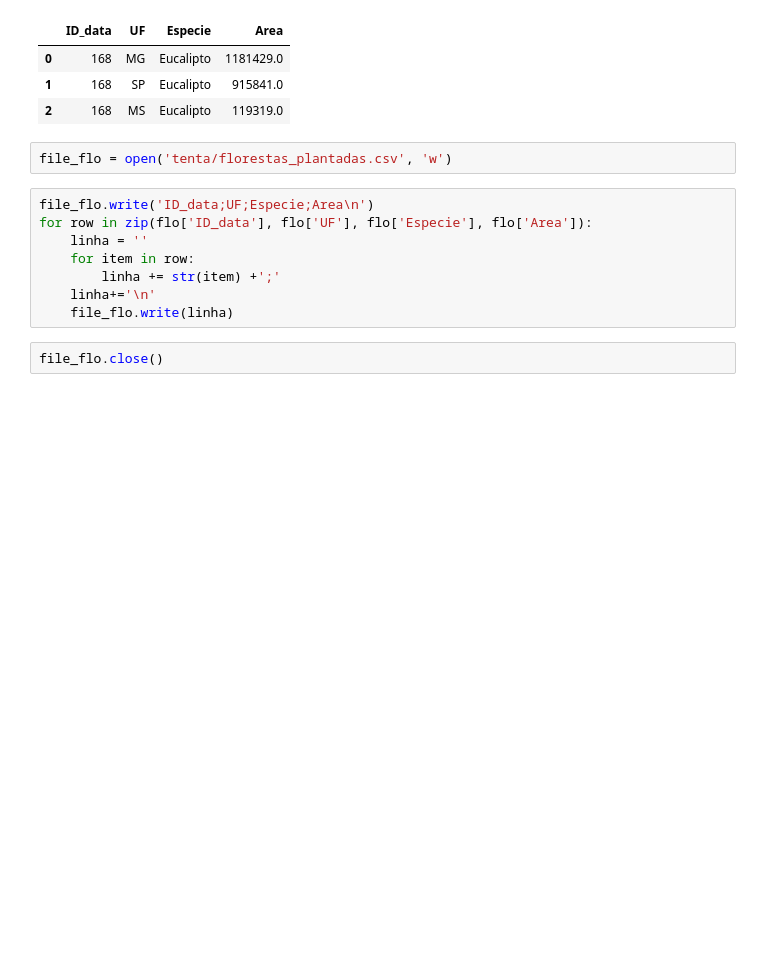
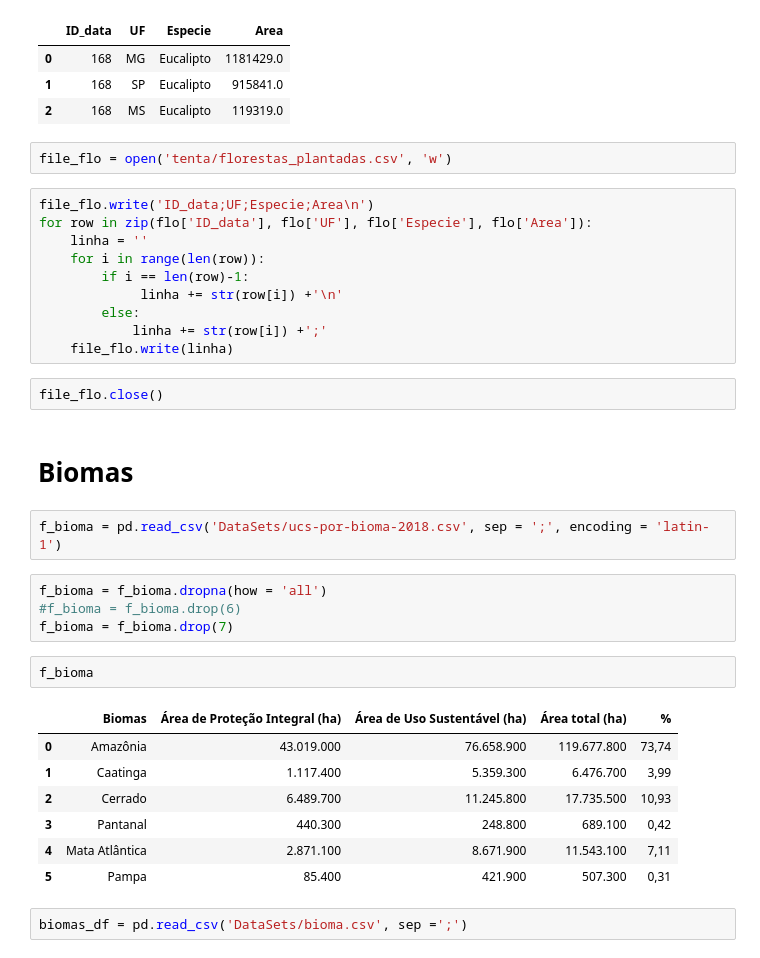
Before and after one commit to TiagoTozo/TP2-IBD, a Jupyter notebook: modifica_CSVs.ipynb, the cells around one changed output. Drawn from its saved outputs; the diff is of its cells as text; blank space fills up the shorter version.

```diff
--- a/modifica_CSVs.ipynb
+++ b/modifica_CSVs.ipynb
@@ -310,9 +312,31 @@ file_flo = open('tenta/florestas_plantadas.csv', 'w')
 file_flo.write('ID_data;UF;Especie;Area\n')
 for row in zip(flo['ID_data'], flo['UF'], flo['Especie'], flo['Area']):
     linha = ''
-    for item in row:
-        linha += str(item) +';'
-    linha+='\n'
+    for i in range(len(row)):
+        if i == len(row)-1:
+             linha += str(row[i]) +'\n'
+        else:
+            linha += str(row[i]) +';'
     file_flo.write(linha)
 # %%
 file_flo.close()
+# %% [markdown]
+# Biomas
+# %%
+f_bioma = pd.read_csv('DataSets/ucs-por-bioma-2018.csv', sep = ';', encoding = 'latin-1')
+# %%
+f_bioma = f_bioma.dropna(how = 'all')
+#f_bioma = f_bioma.drop(6)
+f_bioma = f_bioma.drop(7)
+# %%
+f_bioma
+# %% [output]
+|  | Biomas | Área de Proteção Integral (ha) | Área de Uso Sustentável (ha) | Área total (ha) | % |
+| 0 | Amazônia | 43.019.000 | 76.658.900 | 119.677.800 | 73,74 |
+| 1 | Caatinga | 1.117.400 | 5.359.300 | 6.476.700 | 3,99 |
+| 2 | Cerrado | 6.489.700 | 11.245.800 | 17.735.500 | 10,93 |
+| 3 | Pantanal | 440.300 | 248.800 | 689.100 | 0,42 |
+| 4 | Mata Atlântica | 2.871.100 | 8.671.900 | 11.543.100 | 7,11 |
+| 5 | Pampa | 85.400 | 421.900 | 507.300 | 0,31 |
+# %%
+biomas_df = pd.read_csv('DataSets/bioma.csv', sep =';')
```
Also changed, not shown: parts of 32 cells of this notebook.
